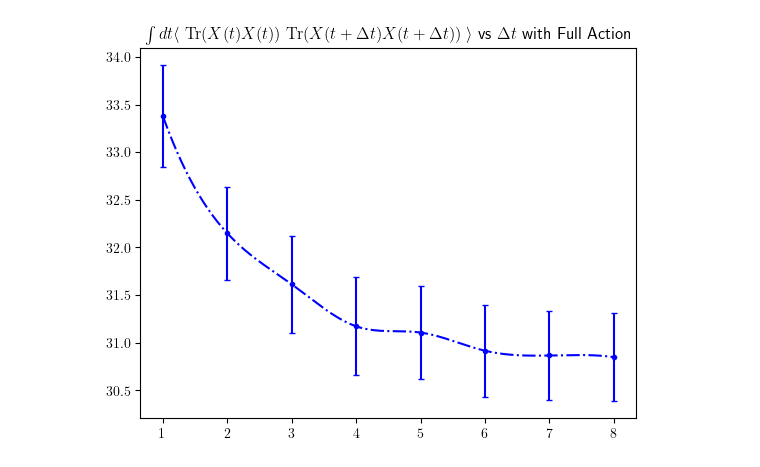
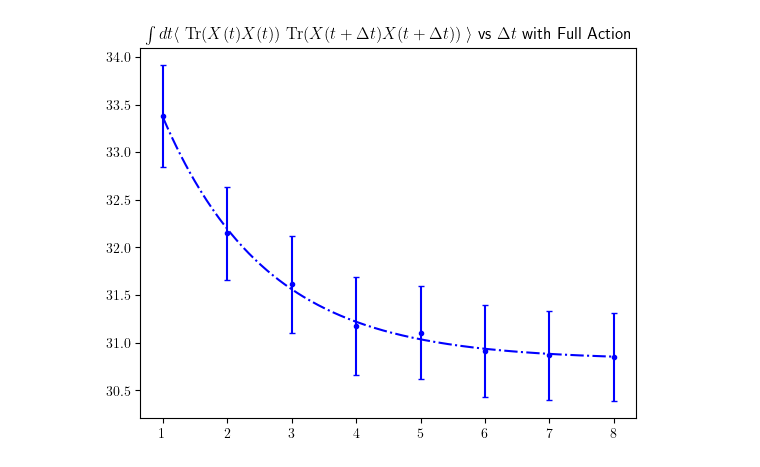
Before and after one commit to adithyarao3103/BFSS-CPPCODE, a Jupyter notebook: DATA_ANALYSIS/FORTRAN/3COLORWITHFERMIONS/datafull.ipynb, the cells around one changed output. Saved outputs shown, nothing was run; the diff lists cells and outputs as text; code cells hidden in the pictures.

```diff
--- a/DATA_ANALYSIS/FORTRAN/3COLORWITHFERMIONS/datafull.ipynb
+++ b/DATA_ANALYSIS/FORTRAN/3COLORWITHFERMIONS/datafull.ipynb
@@ -9,7 +9,7 @@ nums = [1,2,3,4,5]
 fileaverages = []
 
 for num in nums:
-    fileaverages.append(analysis.read_forta(f'{num}.dat'))
+    fileaverages.append(analysis.read_fortran(f'{num}.dat'))
 # %%
 singlecorrlists = [[] for _ in fileaverages[1]]
 
@@ -23,6 +23,6 @@ newdata = [analysis.average(singlecorr) for singlecorr in singlecorrlists]
 newerrors = [analysis.standarddeviation(singlecorr)/(len(singlecorr)**0.5) for singlecorr in singlecorrlists]
 t = [1,2,3,4,5,6,7,8]
 # %%
-analysis.plotwitherror(t, newdata, newerrors, title=r"$\int dt \langle ~\mathrm{Tr}(X(t)X(t)) ~ \mathrm{Tr}(X(t + \Delta t)X(t + \Delta t)) ~ \rangle$ vs $\Delta t$ with Full Action" , filename='fullAction.png')
+analysis.plot_expfit(t, newdata, newerrors, title=r"$\int dt \langle ~\mathrm{Tr}(X(t)X(t)) ~ \mathrm{Tr}(X(t + \Delta t)X(t + \Delta t)) ~ \rangle$ vs $\Delta t$ with Full Action" , filename='fullAction.png')
 # %% [output]
-[figure, old version]
+[figure, new version]
```
Also changed, not shown: 5 other files.
